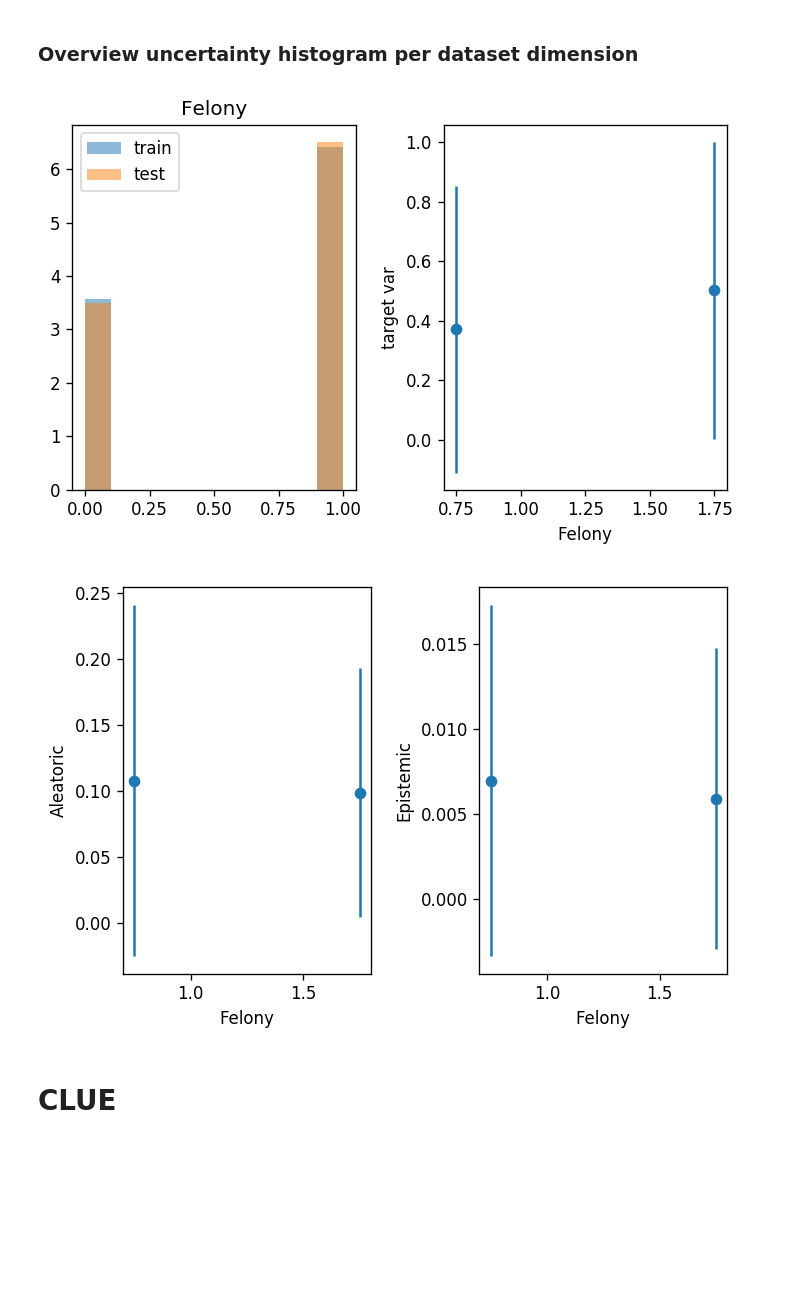
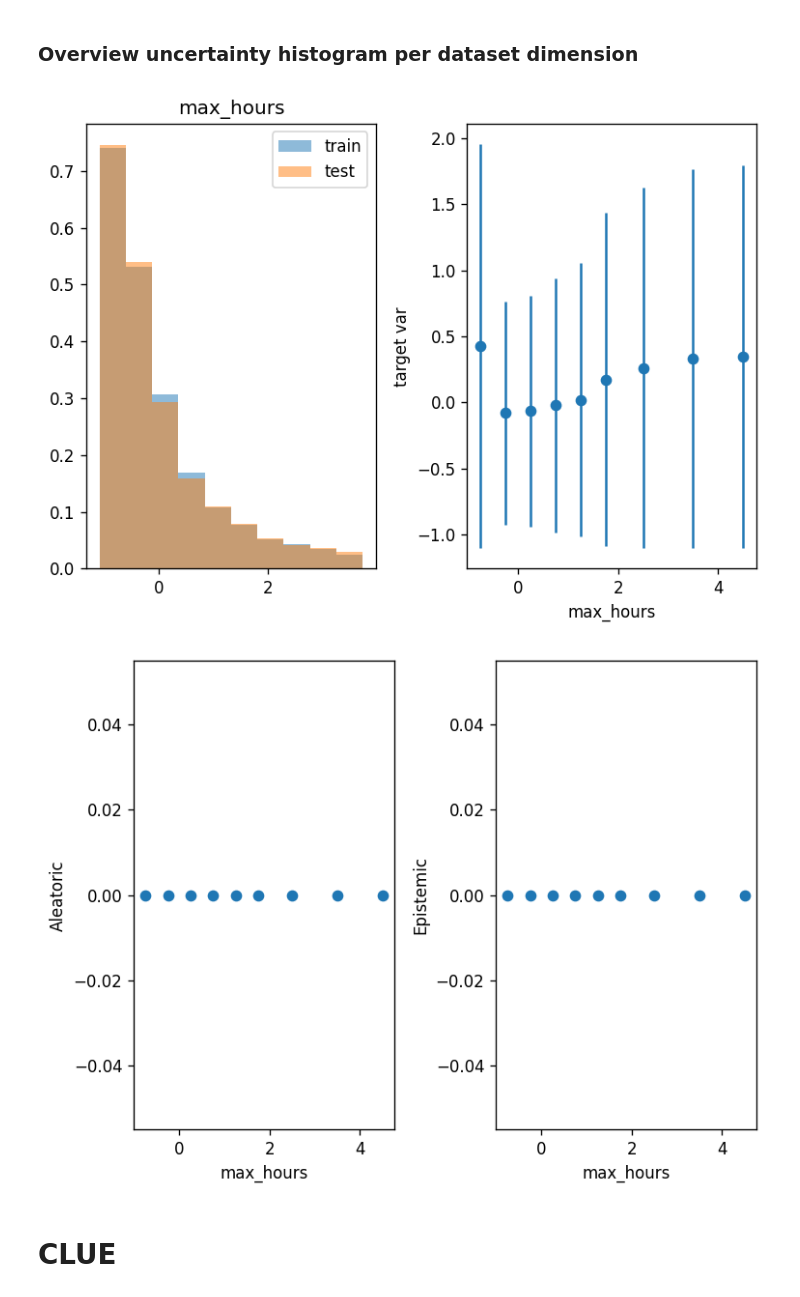
Before and after one commit to lsch0lz/counterfactuals, a Jupyter notebook: examples/mimic_clue_classification.ipynb, the cells around one changed output. Cells and saved outputs as stored; diff of their text form; code cells hidden in the pictures; blank space fills up the shorter version.

```diff
--- a/examples/mimic_clue_classification.ipynb
+++ b/examples/mimic_clue_classification.ipynb
@@ -8,7 +8,7 @@ import matplotlib.pyplot as plt
 ## choose dset
 # %%
 CSV_PATH = "./../data/"
-save_dir = "/Users/lukasscholz/repositorys/studienprojekt/counterfactuals/data/mimic/regression/mimic_mortability_prediction/bnn/state_dicts.pkl"
+save_dir = "/Users/lukasscholz/repositorys/studienprojekt/counterfactuals/data/mimic/classification/mortality_classification/state_dicts.pkl"
 
 cuda = False
 device: str = "cuda" if cuda else "cpu"
@@ -73,6 +73,6 @@ VAE = GaussianVAE(INPUT_DIMS, width, depth, latent_dim, pred_sig=False,
                   lr=lr, cuda=cuda, flatten=False)
 
 VAE.load(
-    filename="/Users/lukasscholz/repositorys/studienprojekt/counterfactuals/data/mimic/regression/mimic_mortability_prediction/vae/saves/fc_preact_VAE_d2_lsat_models_4/_models/theta_best.dat",
+    filename="/Users/lukasscholz/repositorys/studienprojekt/counterfactuals/data/mimic/classification/mortality_classification/saves/fc_preact_VAE_d2_lsat_models_4/_models/theta_best.dat",
     device=device)
 # %% [output]
@@ -150,7 +159,7 @@ var_names_flat = {
 }
 # %%
 
-var_N = 11
+var_N = 1
 
 fig, axes = plt.subplots(1, 2, dpi=120)
 # plt.figure(dpi=80)
@@ -185,35 +194,35 @@ for n_bin, bin_start in enumerate(bins):
     else:
         bin_means.append(y_select.mean())
         bin_stds.append(y_select.std())
         aleatoric_mean.append(aleatoric_select.mean())
         aleatoric_stds.append(aleatoric_select.std())
         epistemic_mean.append(epistemic_select.mean())
         epistemic_stds.append(epistemic_select.std())
 
 # plt.figure(dpi=80)
 axes[1].errorbar(center_bins, bin_means, yerr=bin_stds, fmt='o')
 axes[1].set_xlabel(var_names_flat[dname][var_N])
 axes[1].set_ylabel('target var')
 
 plt.tight_layout()
 
 fig, axes = plt.subplots(1, 2, dpi=120)
 # plt.figure(dpi=80)
 axes[0].errorbar(center_bins, aleatoric_mean, yerr=aleatoric_stds, fmt='o')
 axes[0].set_xlabel(var_names_flat[dname][var_N])
 axes[0].set_ylabel('Aleatoric')
 # plt.show()
 
 # plt.figure(dpi=80)
 axes[1].errorbar(center_bins, epistemic_mean, yerr=epistemic_stds, fmt='o')
 axes[1].set_xlabel(var_names_flat[dname][var_N])
 axes[1].set_ylabel('Epistemic')
 
 plt.tight_layout()
 # plt.show()
 # %% [output]
-[figure, old version]
+[figure, new version]
-[figure, old version]
+[figure, new version]
 # %% [markdown]
 # CLUE
 # %%
```
Also changed, not shown: parts of 5 cells of this notebook, 5 other files.
